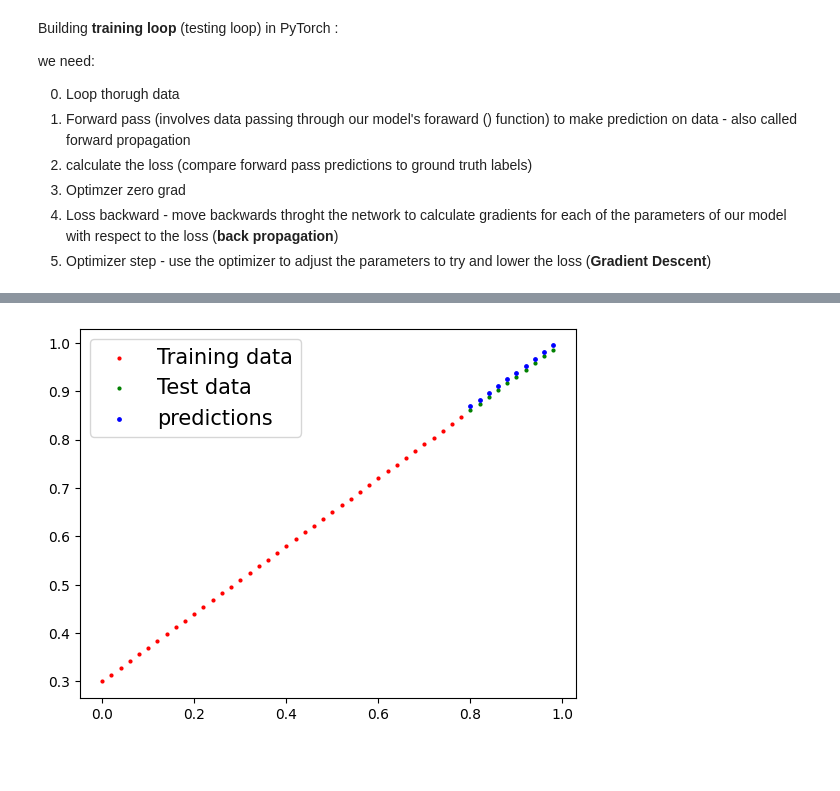
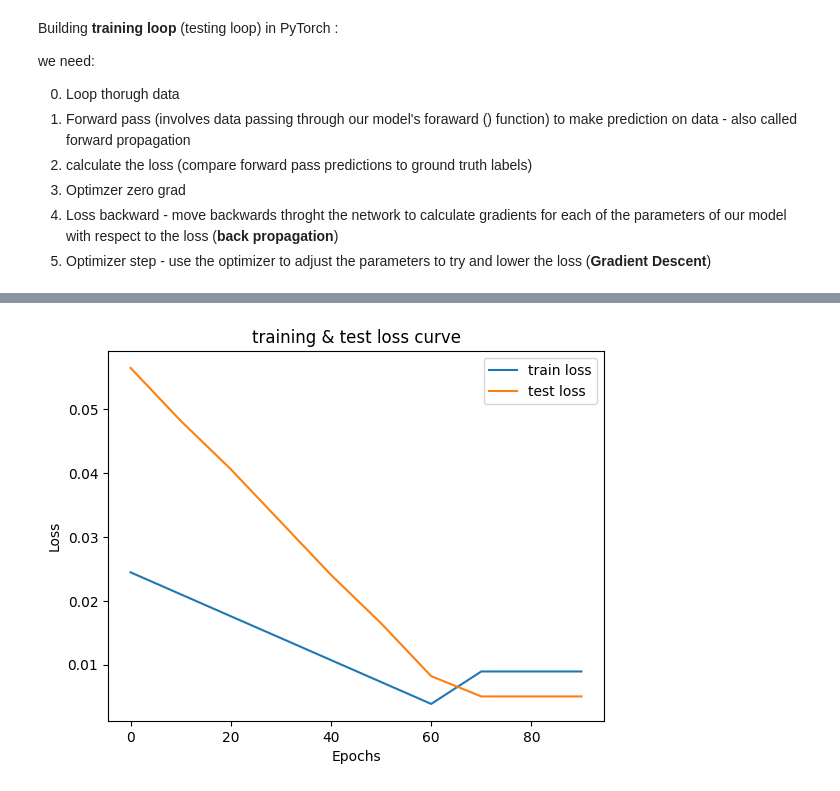
Before and after one commit to pr31988/PyTorch-Fundamentals, a Jupyter notebook: _PyTorch_WorkFlow_01.ipynb, the cells around one changed output, grey strips where cells are left out. Cells and saved outputs as stored; diff of their text form; code cells hidden in the pictures; blank space fills up the shorter version.

Commit message:
Putting all model creation concepts together -- revise

```diff
--- a/_PyTorch_WorkFlow_01.ipynb
+++ b/_PyTorch_WorkFlow_01.ipynb
@@ -231,6 +231,11 @@ we need:
 torch.manual_seed(42)
 
 epochs = 100  # its a hyper parameter
+
+# create empty array to track loss values
+train_loss_values = []
+test_loss_values = []
+epoch_count = []
 
 ### Training Loop
 # 0. loop through data
@@ -253,6 +258,25 @@ for epoch in range(epochs):
 
 #5. optimizer step (perform gradient descent)
   optim_fn.step() # step the optimizer, to update the model's parameters with respect to the gradients calculated by step(4)
-#
-model_0.state_dict()
+
+### testing Loop
+
+# set model to testing mode
+  model_0.eval()   # turns off settings in the model not needed for evaluation/testing (dropout/batch norm layer)
+
+  with torch.inference_mode():  # turn off gradient tracking and some more settings
+
+  # forward pass
+    test_pred = model_0(X_test)
+
+  # calculate the loss
+    test_loss = loss_fn(test_pred, y_test)
+
+  # print the log
+    if epoch % 10 == 0:
+      epoch_count.append(epoch)
+      train_loss_values.append(loss.detach().numpy())
+      test_loss_values.append(test_loss.detach().numpy())
+      print(f'epoch: {epoch} MAE train-loss: {loss} MAE test-loss: {test_loss}')
+      print(model_0.state_dict())
 # %% [output]
@@ -304,5 +303,10 @@ OrderedDict([('weights', tensor([0.6990])), ('bias', tensor([0.3093]))])
-# %%
-#plot_prediction(predictions=y_preds_new)
-plot_prediction(predictions=test_pred)
-# %% [output]
-[figure, removed]
+# %%
+# plot the loss curves
+plt.plot(epoch_count, train_loss_values, label="train loss")
+plt.plot(epoch_count, test_loss_values, label="test loss")
+plt.title("training & test loss curve")
+plt.ylabel("Loss")
+plt.xlabel("Epochs")
+plt.legend();
+# %% [output]
+[figure, added]
```
Also changed, not shown: parts of 26 cells of this notebook.
